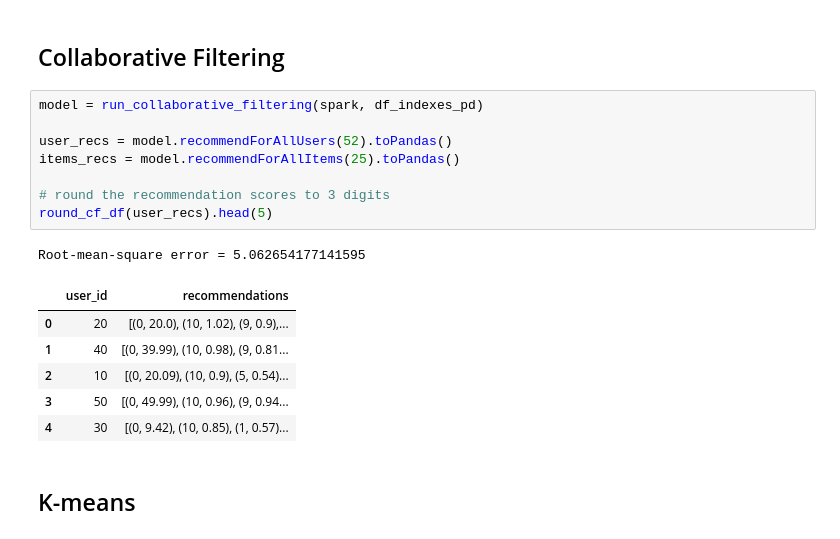
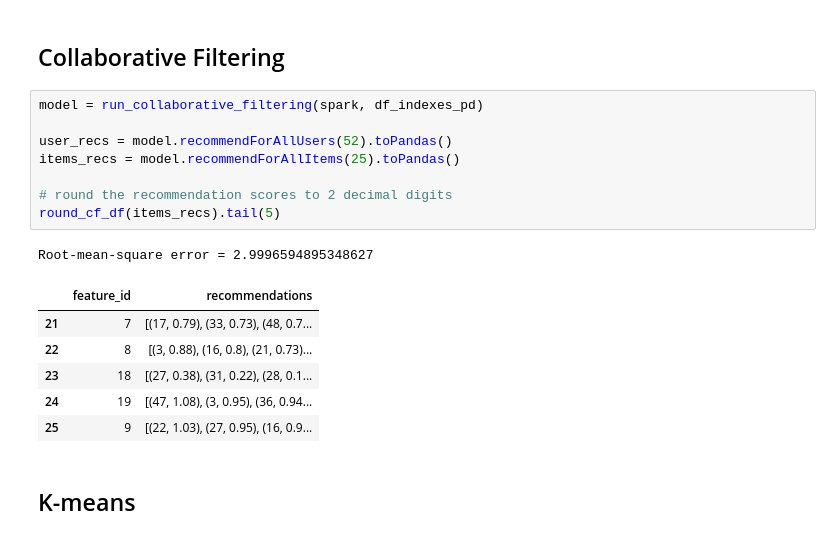
Before and after one commit to pierfrancescomartinello/BigDataProject, a Jupyter notebook: src/visualizations.ipynb, the cells around one changed output. Cells and saved outputs as stored; diff of their text form.

```diff
--- a/src/visualizations.ipynb
+++ b/src/visualizations.ipynb
@@ -133,19 +133,19 @@ ax.scatter(df_indexes_pd['i_e8'], df_indexes_pd['i_e9'])
 # %%
 model = run_collaborative_filtering(spark, df_indexes_pd)
 
 user_recs = model.recommendForAllUsers(52).toPandas()
 items_recs = model.recommendForAllItems(25).toPandas()
 
-# round the recommendation scores to 3 digits
-round_cf_df(user_recs).head(5)
+# round the recommendation scores to 2 decimal digits
+round_cf_df(items_recs).tail(5)
 # %% [output]
-Root-mean-square error = 5.062654177141595
+Root-mean-square error = 2.9996594895348627
-|  | user_id | recommendations |
-| 0 | 20 | [(0, 20.0), (10, 1.02), (9, 0.9),... |
-| 1 | 40 | [(0, 39.99), (10, 0.98), (9, 0.81... |
-| 2 | 10 | [(0, 20.09), (10, 0.9), (5, 0.54)... |
-| 3 | 50 | [(0, 49.99), (10, 0.96), (9, 0.94... |
-| 4 | 30 | [(0, 9.42), (10, 0.85), (1, 0.57)... |
+|  | feature_id | recommendations |
+| 21 | 7 | [(17, 0.79), (33, 0.73), (48, 0.7... |
+| 22 | 8 | [(3, 0.88), (16, 0.8), (21, 0.73)... |
+| 23 | 18 | [(27, 0.38), (31, 0.22), (28, 0.1... |
+| 24 | 19 | [(47, 1.08), (3, 0.95), (36, 0.94... |
+| 25 | 9 | [(22, 1.03), (27, 0.95), (16, 0.9... |
 # %% [markdown]
 ## K-means
 # %%
```
Also changed, not shown: parts of 1 cell of this notebook, 1 other file.
